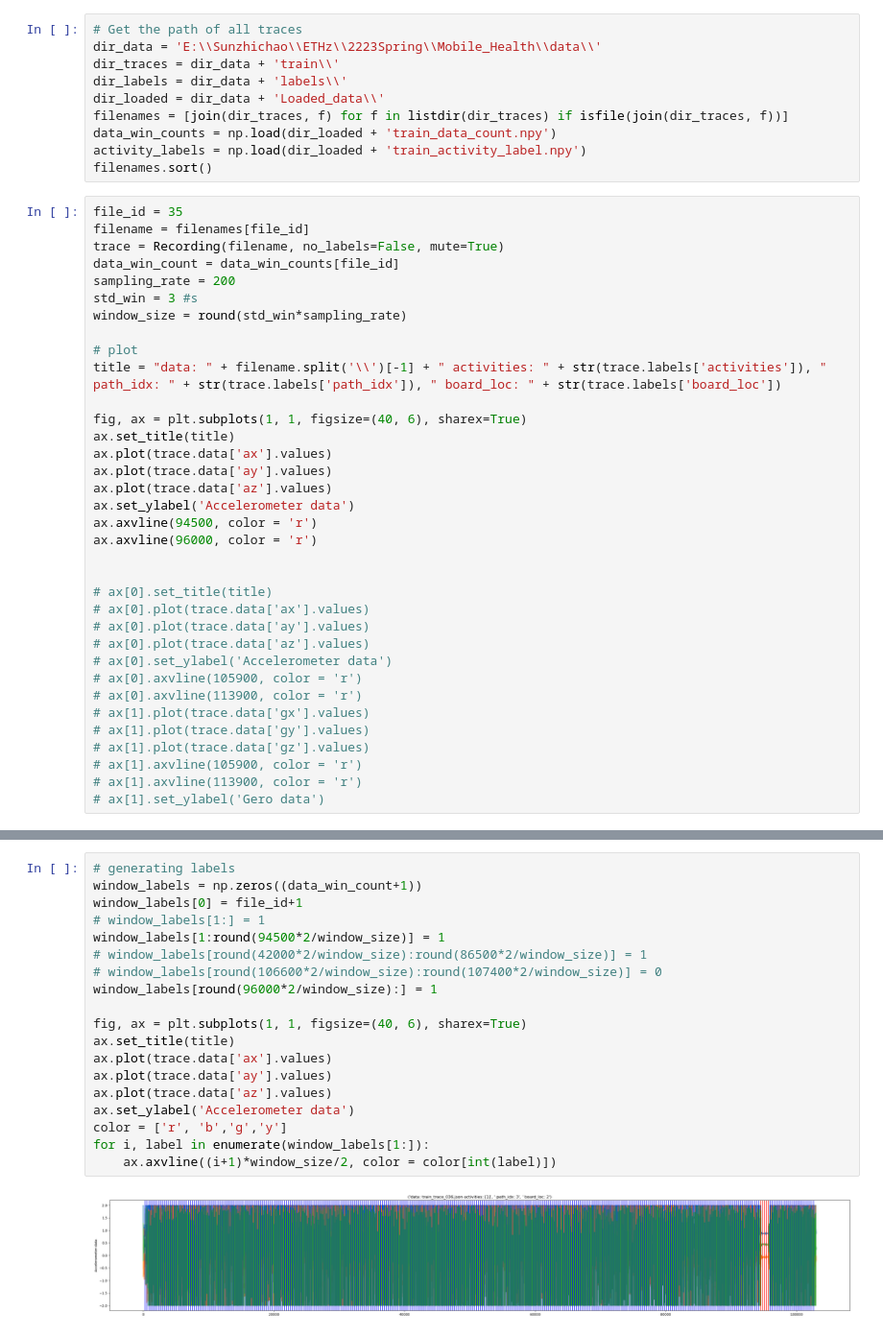
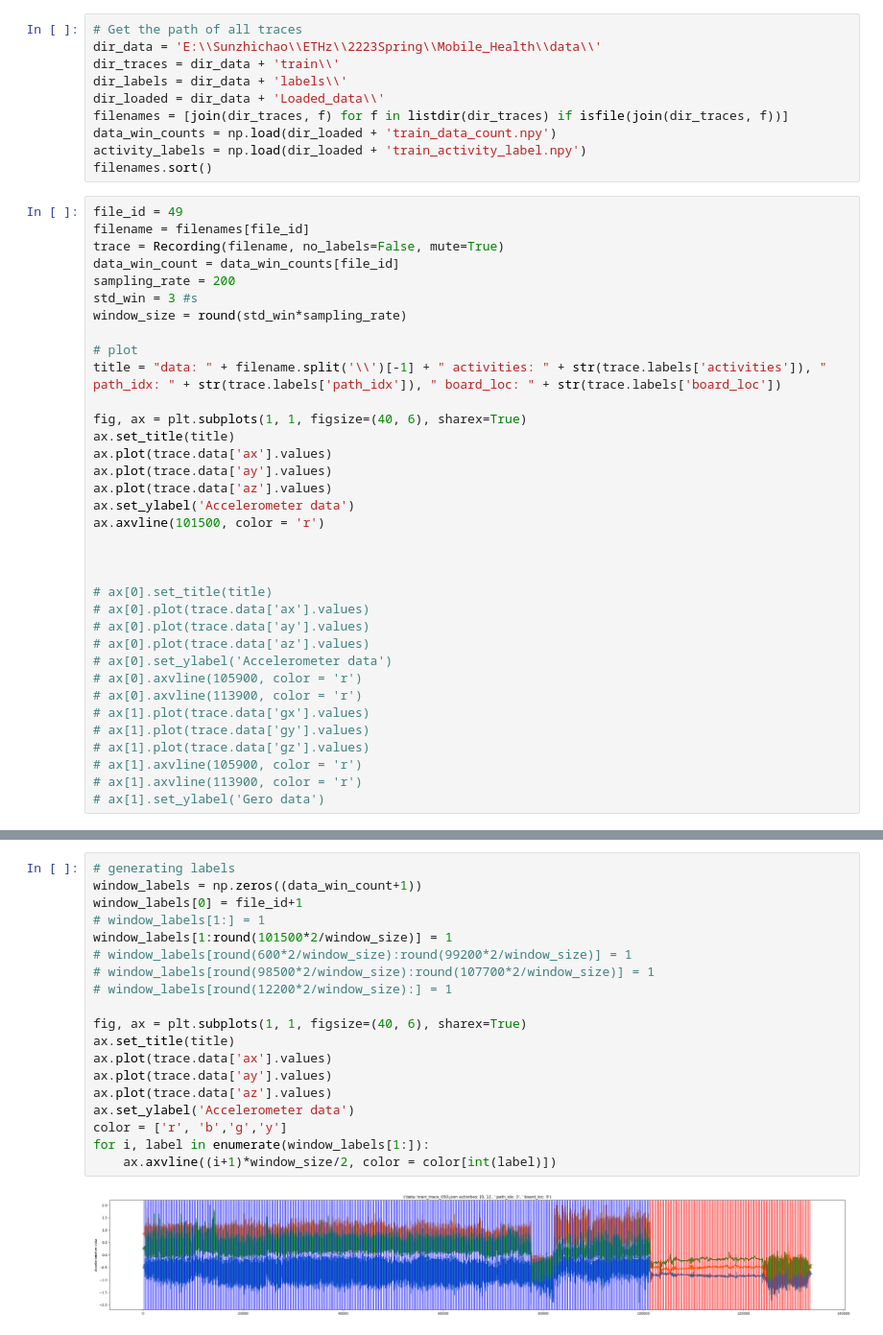
Before and after one commit to zcsun52/Mobile_Health_Exercise, a Jupyter notebook: mobile-health-2023-step-count/add_activity_label.ipynb, the cells around one changed output, grey strips where cells are left out. Shown at 96% size. Drawn from its saved outputs; the diff is of its cells as text.

```diff
--- a/mobile-health-2023-step-count/add_activity_label.ipynb
+++ b/mobile-health-2023-step-count/add_activity_label.ipynb
@@ -36,7 +36,7 @@ data_win_counts = np.load(dir_loaded + 'train_data_count.npy')
 activity_labels = np.load(dir_loaded + 'train_activity_label.npy')
 filenames.sort()
 # %%
-file_id = 35
+file_id = 49
 filename = filenames[file_id]
 trace = Recording(filename, no_labels=False, mute=True)
 data_win_count = data_win_counts[file_id]
@@ -53,8 +53,8 @@ ax.plot(trace.data['ax'].values)
 ax.plot(trace.data['ay'].values)
 ax.plot(trace.data['az'].values)
 ax.set_ylabel('Accelerometer data')
-ax.axvline(94500, color = 'r')
-ax.axvline(96000, color = 'r')
+ax.axvline(101500, color = 'r')
+
 
 
 # ax[0].set_title(title)
@@ -76,24 +111,24 @@ ax.axvline(96000, color = 'r')
 # %%
 # generating labels
 window_labels = np.zeros((data_win_count+1))
 window_labels[0] = file_id+1
 # window_labels[1:] = 1
-window_labels[1:round(94500*2/window_size)] = 1
-# window_labels[round(42000*2/window_size):round(86500*2/window_size)] = 1
-# window_labels[round(106600*2/window_size):round(107400*2/window_size)] = 0
-window_labels[round(96000*2/window_size):] = 1
+window_labels[1:round(101500*2/window_size)] = 1
+# window_labels[round(600*2/window_size):round(99200*2/window_size)] = 1
+# window_labels[round(98500*2/window_size):round(107700*2/window_size)] = 1
+# window_labels[round(12200*2/window_size):] = 1
 
 fig, ax = plt.subplots(1, 1, figsize=(40, 6), sharex=True)
 ax.set_title(title)
 ax.plot(trace.data['ax'].values)
 ax.plot(trace.data['ay'].values)
 ax.plot(trace.data['az'].values)
 ax.set_ylabel('Accelerometer data')
 color = ['r', 'b','g','y']
 for i, label in enumerate(window_labels[1:]):
     ax.axvline((i+1)*window_size/2, color = color[int(label)])
 # %% [output]
-[figure, old version]
+[figure, new version]
 # %%
 # check if trace already saved
 with open(dir_labels+'action_labels_train.txt', 'r') as file:
```
Also changed, not shown: parts of 3 cells of this notebook, 6 other files.
